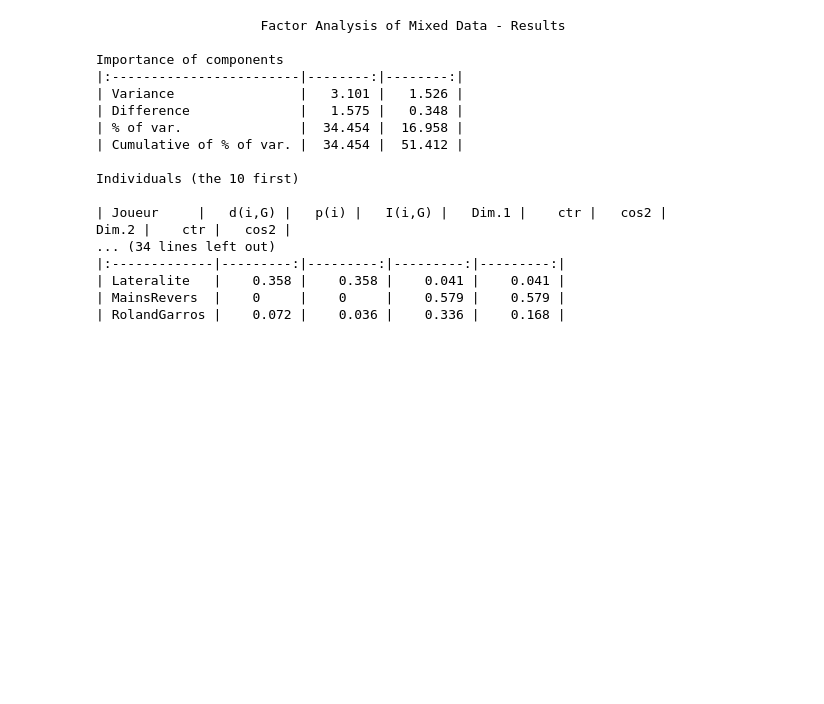
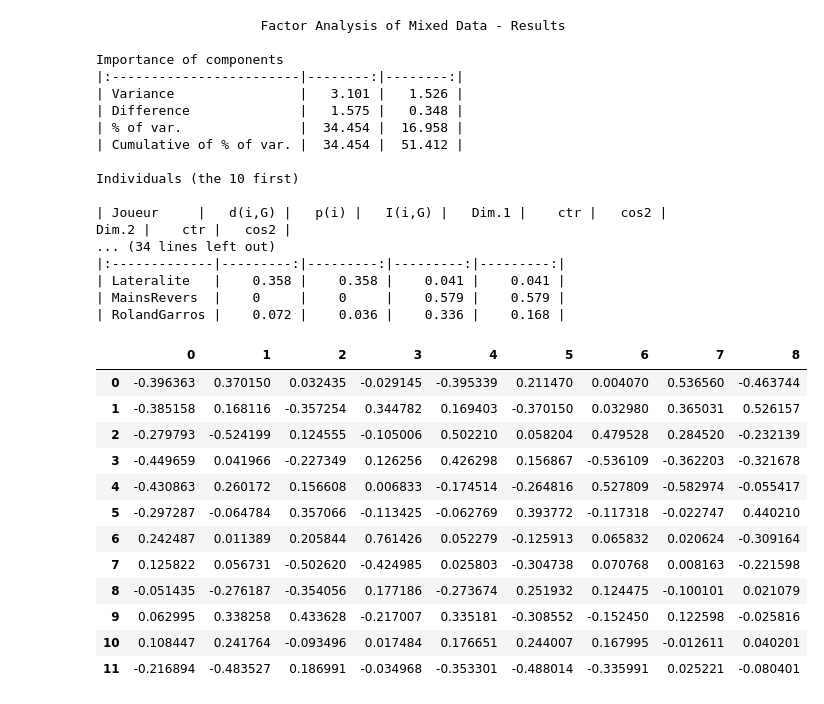
Before and after one commit to enfantbenidedieu/scientisttools, a Jupyter notebook: famd_example.ipynb, the cells around one changed output. Drawn from its saved outputs; the diff is of its cells as text; code cells hidden in the pictures; blank space fills up the shorter version.

```diff
--- a/famd_example.ipynb
+++ b/famd_example.ipynb
@@ -828,3 +834,19 @@ Individuals (the 10 first)
 | Lateralite   |    0.358 |    0.358 |    0.041 |    0.041 |
 | MainsRevers  |    0     |    0     |    0.579 |    0.579 |
 | RolandGarros |    0.072 |    0.036 |    0.336 |    0.168 |
+# %%
+pd.DataFrame(my_famd.eigen_vectors_)
+# %% [output]
+|  | 0 | 1 | 2 | 3 | 4 | 5 | 6 | 7 | 8 |
+| 0 | -0.396363 | 0.370150 | 0.032435 | -0.029145 | -0.395339 | 0.211470 | 0.004070 | 0.536560 | -0.463744 |
+| 1 | -0.385158 | 0.168116 | -0.357254 | 0.344782 | 0.169403 | -0.370150 | 0.032980 | 0.365031 | 0.526157 |
+| 2 | -0.279793 | -0.524199 | 0.124555 | -0.105006 | 0.502210 | 0.058204 | 0.479528 | 0.284520 | -0.232139 |
+| 3 | -0.449659 | 0.041966 | -0.227349 | 0.126256 | 0.426298 | 0.156867 | -0.536109 | -0.362203 | -0.321678 |
+| 4 | -0.430863 | 0.260172 | 0.156608 | 0.006833 | -0.174514 | -0.264816 | 0.527809 | -0.582974 | -0.055417 |
+| 5 | -0.297287 | -0.064784 | 0.357066 | -0.113425 | -0.062769 | 0.393772 | -0.117318 | -0.022747 | 0.440210 |
+| 6 | 0.242487 | 0.011389 | 0.205844 | 0.761426 | 0.052279 | -0.125913 | 0.065832 | 0.020624 | -0.309164 |
+| 7 | 0.125822 | 0.056731 | -0.502620 | -0.424985 | 0.025803 | -0.304738 | 0.070768 | 0.008163 | -0.221598 |
+| 8 | -0.051435 | -0.276187 | -0.354056 | 0.177186 | -0.273674 | 0.251932 | 0.124475 | -0.100101 | 0.021079 |
+| 9 | 0.062995 | 0.338258 | 0.433628 | -0.217007 | 0.335181 | -0.308552 | -0.152450 | 0.122598 | -0.025816 |
+| 10 | 0.108447 | 0.241764 | -0.093496 | 0.017484 | 0.176651 | 0.244007 | 0.167995 | -0.012611 | 0.040201 |
+| 11 | -0.216894 | -0.483527 | 0.186991 | -0.034968 | -0.353301 | -0.488014 | -0.335991 | 0.025221 | -0.080401 |
```
Also changed, not shown: parts of 19 cells of this notebook, 2 other files.
